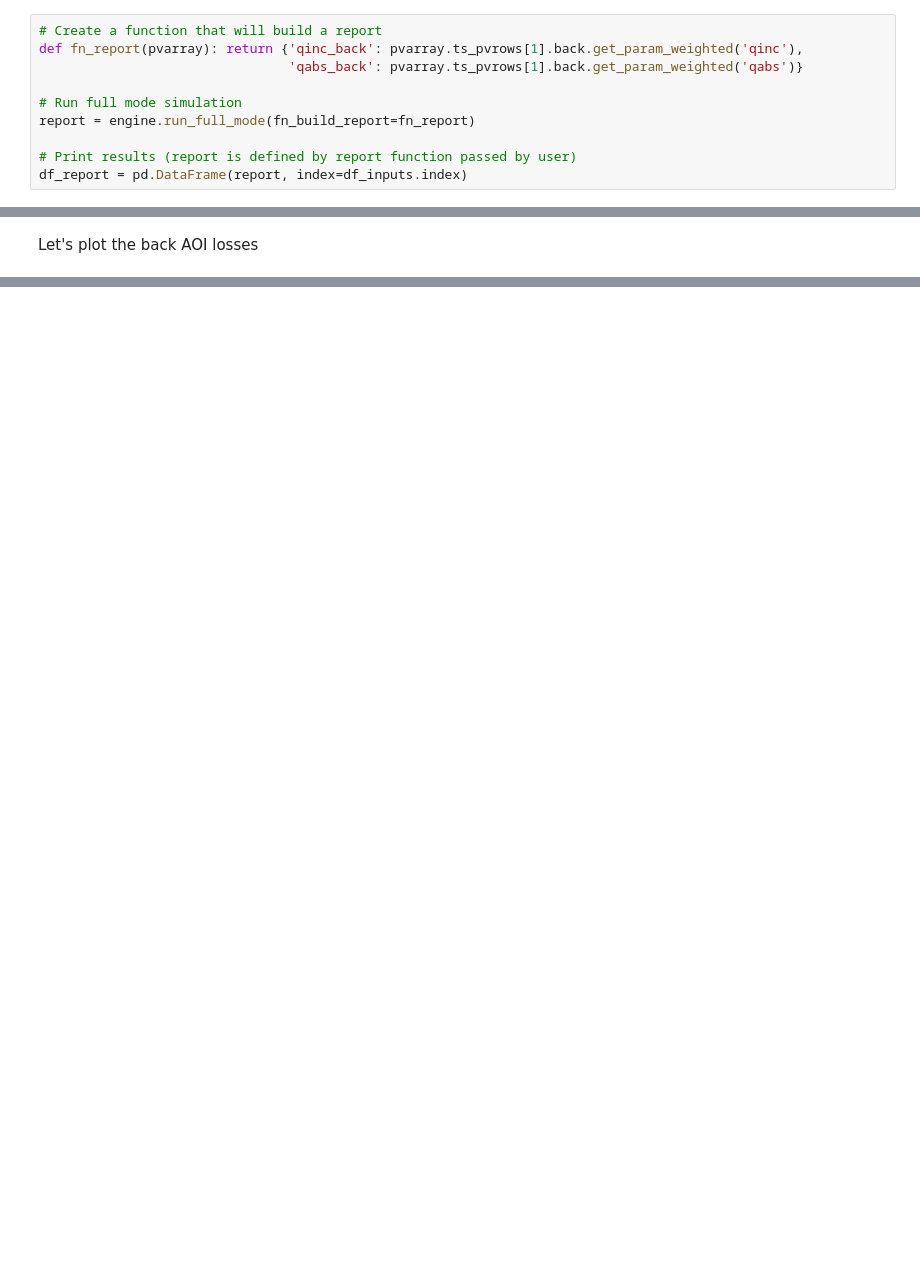
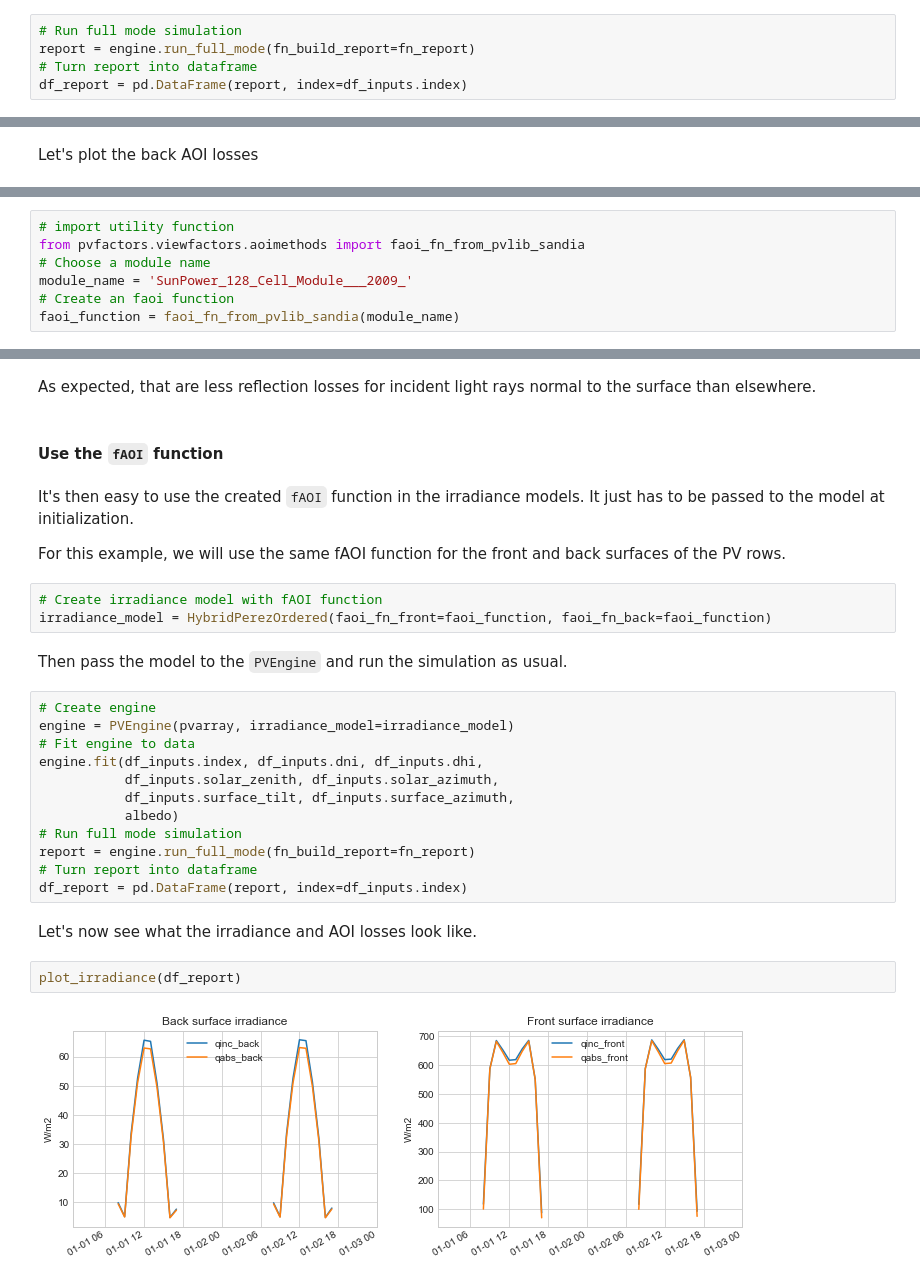
Before and after one commit to SunPower/pvfactors, a Jupyter notebook: docs/tutorials/Account_for_AOI_losses.ipynb, the cells around one changed output, grey strips where cells are left out. Cells and saved outputs as stored; diff of their text form; blank space fills up the shorter version.

```diff
--- a/docs/tutorials/Account_for_AOI_losses.ipynb
+++ b/docs/tutorials/Account_for_AOI_losses.ipynb
@@ -91,10 +136,5 @@ plt.show()
 # %%
-# Create a function that will build a report
-def fn_report(pvarray): return {'qinc_back': pvarray.ts_pvrows[1].back.get_param_weighted('qinc'),
-                                'qabs_back': pvarray.ts_pvrows[1].back.get_param_weighted('qabs')}
-
 # Run full mode simulation
 report = engine.run_full_mode(fn_build_report=fn_report)
-
-# Print results (report is defined by report function passed by user)
+# Turn report into dataframe
 df_report = pd.DataFrame(report, index=df_inputs.index)
@@ -144,0 +167,7 @@ array([0.  , 0.  , 0.8 , 0.8 , 0.  , 0.  , 0.  , 0.8 , 0.  , 0.  , 0.  , 0.8 , 0
+# %%
+# import utility function
+from pvfactors.viewfactors.aoimethods import faoi_fn_from_pvlib_sandia
+# Choose a module name
+module_name = 'SunPower_128_Cell_Module___2009_'
+# Create an faoi function
+faoi_function = faoi_fn_from_pvlib_sandia(module_name)
@@ -144,0 +187,31 @@ array([0.  , 0.  , 0.8 , 0.8 , 0.  , 0.  , 0.  , 0.8 , 0.  , 0.  , 0.  , 0.8 , 0
+# %% [markdown]
+As expected, that are less reflection losses for incident light rays normal to the surface than elsewhere.
+# %% [markdown]
+#### Use the ``fAOI`` function
+# %% [markdown]
+It's then easy to use the created ``fAOI`` function in the irradiance models. It just has to be passed to the model at initialization.
+
+For this example, we will use the same fAOI function for the front and back surfaces of the PV rows.
+# %%
+# Create irradiance model with fAOI function
+irradiance_model = HybridPerezOrdered(faoi_fn_front=faoi_function, faoi_fn_back=faoi_function)
+# %% [markdown]
+Then pass the model to the ``PVEngine`` and run the simulation as usual.
+# %%
+# Create engine
+engine = PVEngine(pvarray, irradiance_model=irradiance_model)
+# Fit engine to data
+engine.fit(df_inputs.index, df_inputs.dni, df_inputs.dhi,
+           df_inputs.solar_zenith, df_inputs.solar_azimuth,
+           df_inputs.surface_tilt, df_inputs.surface_azimuth,
+           albedo)
+# Run full mode simulation
+report = engine.run_full_mode(fn_build_report=fn_report)
+# Turn report into dataframe
+df_report = pd.DataFrame(report, index=df_inputs.index)
+# %% [markdown]
+Let's now see what the irradiance and AOI losses look like.
+# %%
+plot_irradiance(df_report)
+# %% [output]
+[figure, added]
```
Also changed, not shown: parts of 45 cells of this notebook, 1 other file.
